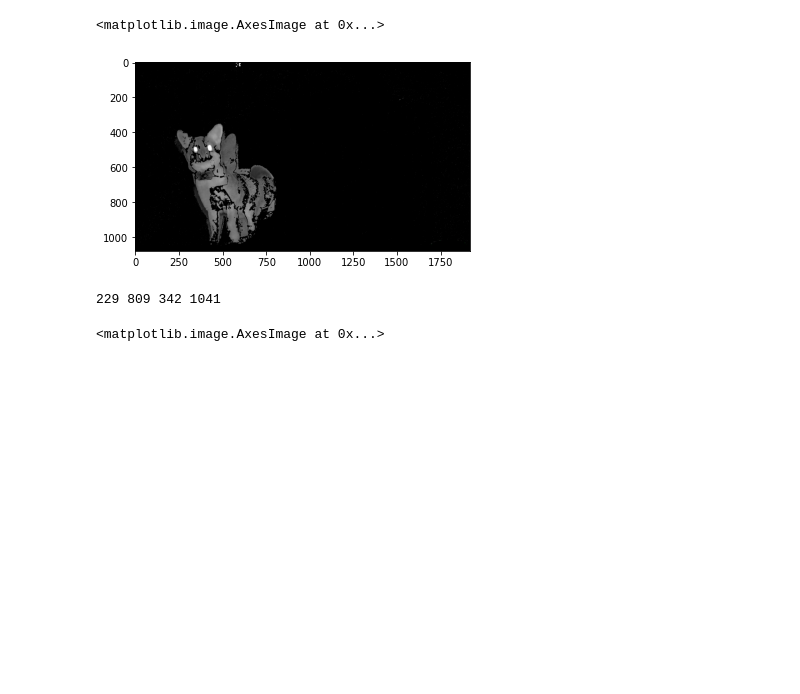
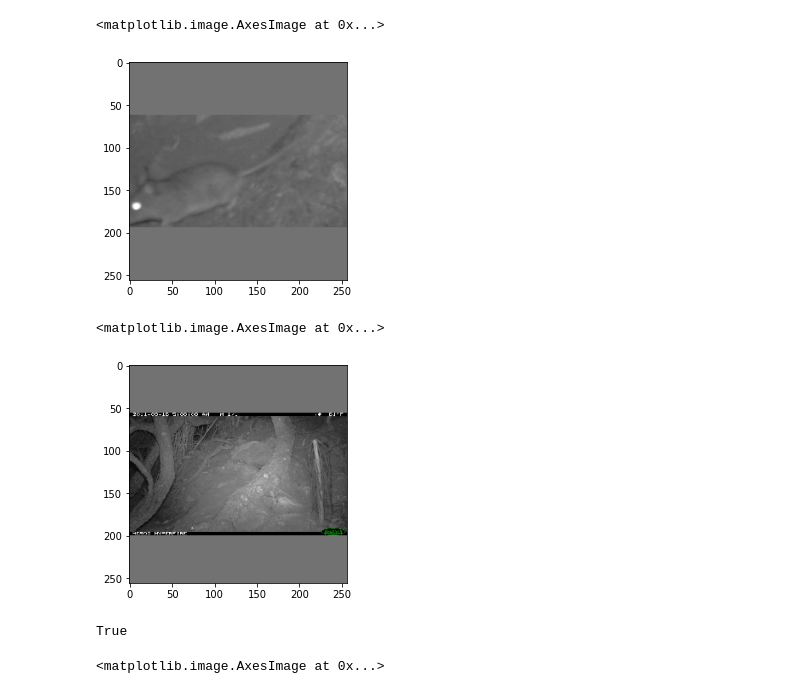
Before and after one commit to Jakob-98/wild, a Jupyter notebook: notebooks_misc/backgroundsubs.ipynb, the cells around one changed output. Cells and saved outputs as stored; diff of their text form; code cells hidden in the pictures; blank space fills up the shorter version.

```diff
--- a/notebooks_misc/backgroundsubs.ipynb
+++ b/notebooks_misc/backgroundsubs.ipynb
@@ -131,5 +209,5 @@ tmpimr *= tmp[..., np.newaxis]
 # %%
-plt.imshow(tmpimr)
+plt.imshow(imgs_boxed[0])
 # %% [output]
 <matplotlib.image.AxesImage at 0x...>
-[figure, old version]
+[figure, new version]
@@ -147,7 +214,12 @@ for c in contours:
-# %%
-print(xmin, xmax, ymin, ymax)
-# %% [output]
-229 809 342 1041
+# %%
+plt.imshow(letterbox(cv2.imread(myimgpaths[0]), 256, auto=False)[0])
+# %% [output]
+<matplotlib.image.AxesImage at 0x...>
+[figure, added]
+# %%
+cv2.imwrite('c:/temp/letterboxautobox.jpg', imgs_boxed[0])
+# %% [output]
+True
 # %%
 
 # apply approxPolyDP, hull, boundingRect and calculate areas for each contour
```
Also changed, not shown: parts of 12 cells of this notebook, 2 other files.
